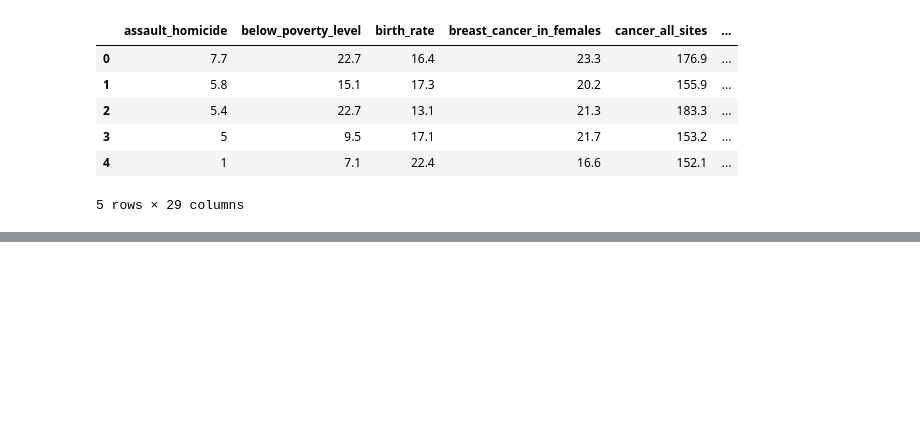
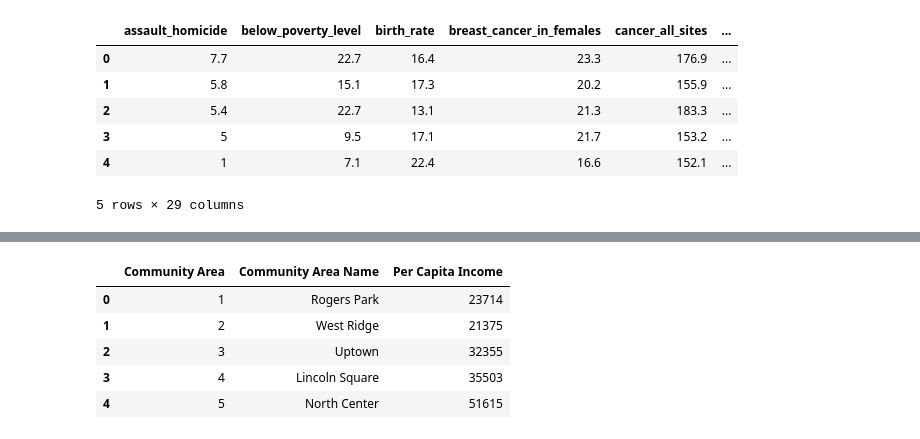
Before and after one commit to oimartin/Chicago_Energy, a Jupyter notebook: Data_Health_Statistics_Data_Start.ipynb, the cells around one changed output, grey strips where cells are left out. Saved outputs shown, nothing was run; the diff lists cells and outputs as text; code cells hidden in the pictures; blank space fills up the shorter version.

```diff
--- a/Data_Health_Statistics_Data_Start.ipynb
+++ b/Data_Health_Statistics_Data_Start.ipynb
@@ -58,0 +74,13 @@ TypeError: 'Series' objects are mutable, thus they cannot be hashed
+# %%
+# Create new data frame for relevant columns
+communities_incomes_df = income_sum_df[["Community Area", "Community Area Name", "Per Capita Income"]]
+
+# Check paired down communities_incomes_df
+communities_incomes_df.head()
+# %% [output]
+|  | Community Area | Community Area Name | Per Capita Income |
+| 0 | 1 | Rogers Park | 23714 |
+| 1 | 2 | West Ridge | 21375 |
+| 2 | 3 | Uptown | 32355 |
+| 3 | 4 | Lincoln Square | 35503 |
+| 4 | 5 | North Center | 51615 |
```
Also changed, not shown: parts of 3 cells of this notebook, 1 other file.
